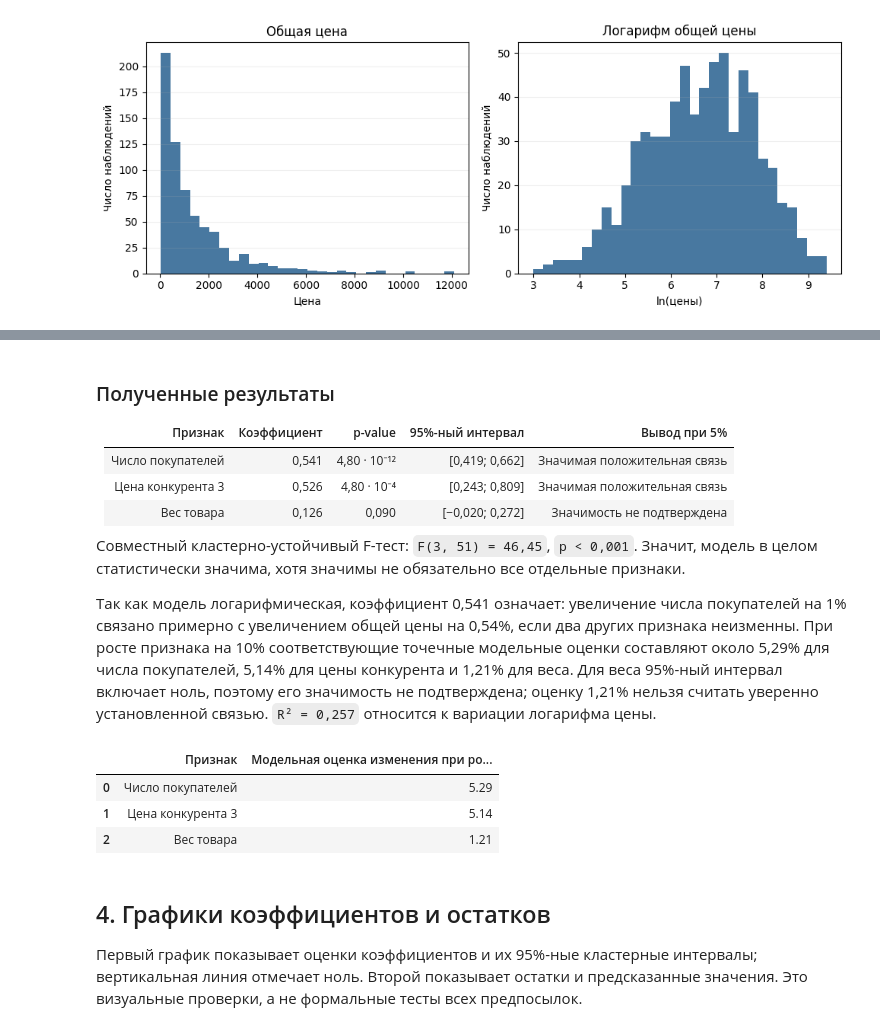
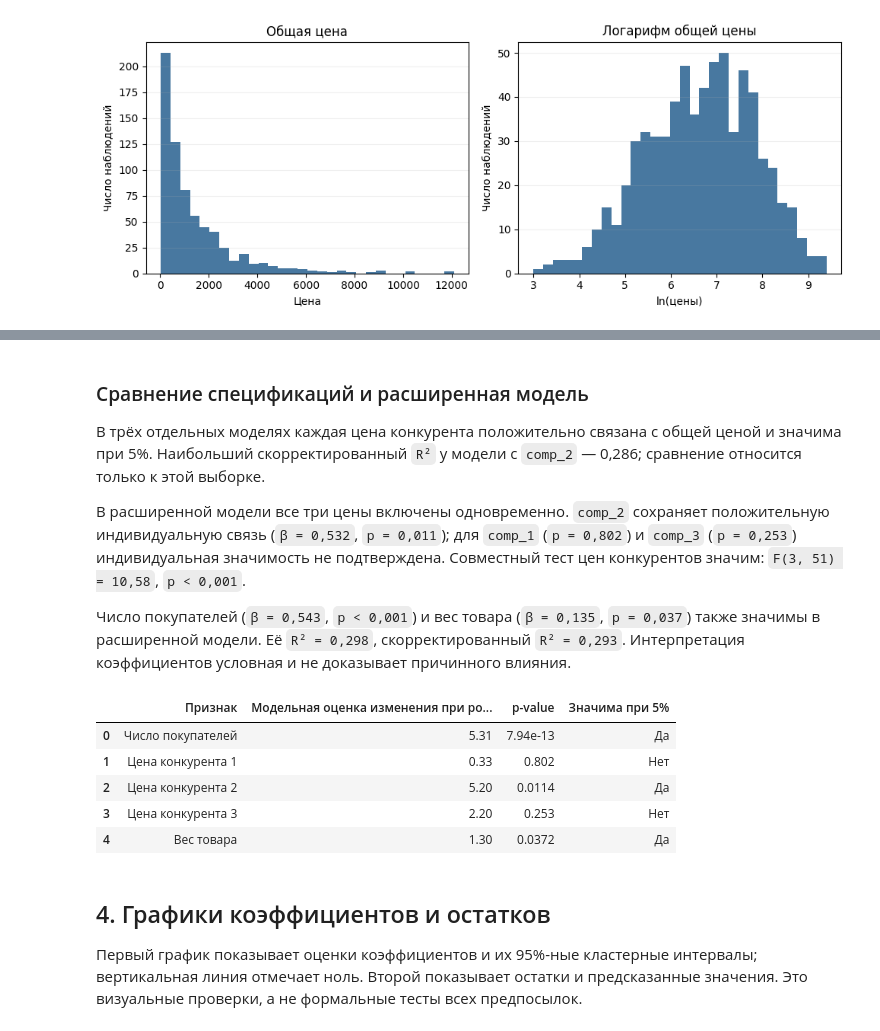
Before and after one commit to tushkanchek/scienceWork, a Jupyter notebook: science_work_simple.ipynb, the cells around one changed output, grey strips where cells are left out. Drawn from its saved outputs; the diff is of its cells as text; code cells hidden in the pictures.

```diff
--- a/science_work_simple.ipynb
+++ b/science_work_simple.ipynb
@@ -17,9 +17,9 @@ import pandas as pd
 import statsmodels.formula.api as smf
 
 data = pd.read_csv(Path('retail_price.csv'))
-columns = ['total_price', 'customers', 'comp_3', 'product_weight_g', 'product_id']
+columns = ['total_price', 'customers', 'comp_1', 'comp_2', 'comp_3', 'product_weight_g', 'product_id']
 model_data = data[columns].dropna().copy()
-numeric_columns = ['total_price', 'customers', 'comp_3', 'product_weight_g']
+numeric_columns = ['total_price', 'customers', 'comp_1', 'comp_2', 'comp_3', 'product_weight_g']
 assert (model_data[numeric_columns] > 0).all().all()
 
 for column in numeric_columns:
@@ -143,30 +192,31 @@ R²: 0.257
 Число степеней свободы для кластерного t-критерия: 51
 # %% [markdown]
-### Полученные результаты
+### Сравнение спецификаций и расширенная модель
 
-| Признак | Коэффициент | p-value | 95%-ный интервал | Вывод при 5% |
-|---|---:|---:|---:|---|
-| Число покупателей | 0,541 | 4,80 · 10⁻¹² | [0,419; 0,662] | Значимая положительная связь |
-| Цена конкурента 3 | 0,526 | 4,80 · 10⁻⁴ | [0,243; 0,809] | Значимая положительная связь |
-| Вес товара | 0,126 | 0,090 | [−0,020; 0,272] | Значимость не подтверждена |
+В трёх отдельных моделях каждая цена конкурента положительно связана с общей ценой и значима при 5%. Наибольший скорректированный `R²` у модели с `comp_2` — 0,286; сравнение относится только к этой выборке.
 
-Совместный кластерно-устойчивый F-тест: `F(3, 51) = 46,45`, `p < 0,001`. Значит, модель в целом статистически значима, хотя значимы не обязательно все отдельные признаки.
+В расширенной модели все три цены включены одновременно. `comp_2` сохраняет положительную индивидуальную связь (`β = 0,532`, `p = 0,011`); для `comp_1` (`p = 0,802`) и `comp_3` (`p = 0,253`) индивидуальная значимость не подтверждена. Совместный тест цен конкурентов значим: `F(3, 51) = 10,58`, `p < 0,001`.
 
-Так как модель логарифмическая, коэффициент 0,541 означает: увеличение числа покупателей на 1% связано примерно с увеличением общей цены на 0,54%, если два других признака неизменны. При росте признака на 10% соответствующие точечные модельные оценки составляют около 5,29% для числа покупателей, 5,14% для цены конкурента и 1,21% для веса. Для веса 95%-ный интервал включает ноль, поэтому его значимость не подтверждена; оценку 1,21% нельзя считать уверенно установленной связью. `R² = 0,257` относится к вариации логарифма цены.
+Число покупателей (`β = 0,543`, `p < 0,001`) и вес товара (`β = 0,135`, `p = 0,037`) также значимы в расширенной модели. Её `R² = 0,298`, скорректированный `R² = 0,293`. Интерпретация коэффициентов условная и не доказывает причинного влияния.
 # %%
-effect_labels = ['Число покупателей', 'Цена конкурента 3', 'Вес товара']
+effect_labels = ['Число покупателей', 'Цена конкурента 1', 'Цена конкурента 2', 'Цена конкурента 3', 'Вес товара']
 effect_coefficients = cluster_result.params[1:]
+effect_pvalues = cluster_result.pvalues[1:]
 effect_values = (np.power(1.10, effect_coefficients) - 1) * 100
 effect_table = pd.DataFrame({
     'Признак': effect_labels,
     'Модельная оценка изменения при росте на 10%, %': effect_values,
+    'p-value': [f'{value:.3g}' for value in effect_pvalues],
+    'Значима при 5%': np.where(effect_pvalues < 0.05, 'Да', 'Нет'),
 })
 display(effect_table.round(2))
 # %% [output]
-|  | Признак | Модельная оценка изменения при ро... |
-| 0 | Число покупателей | 5.29 |
-| 1 | Цена конкурента 3 | 5.14 |
-| 2 | Вес товара | 1.21 |
+|  | Признак | Модельная оценка изменения при ро... | p-value | Значима при 5% |
+| 0 | Число покупателей | 5.31 | 7.94e-13 | Да |
+| 1 | Цена конкурента 1 | 0.33 | 0.802 | Нет |
+| 2 | Цена конкурента 2 | 5.20 | 0.0114 | Да |
+| 3 | Цена конкурента 3 | 2.20 | 0.253 | Нет |
+| 4 | Вес товара | 1.30 | 0.0372 | Да |
 # %% [markdown]
 ## 4. Графики коэффициентов и остатков
 
```
Also changed, not shown: parts of 8 cells of this notebook, 11 other files.
